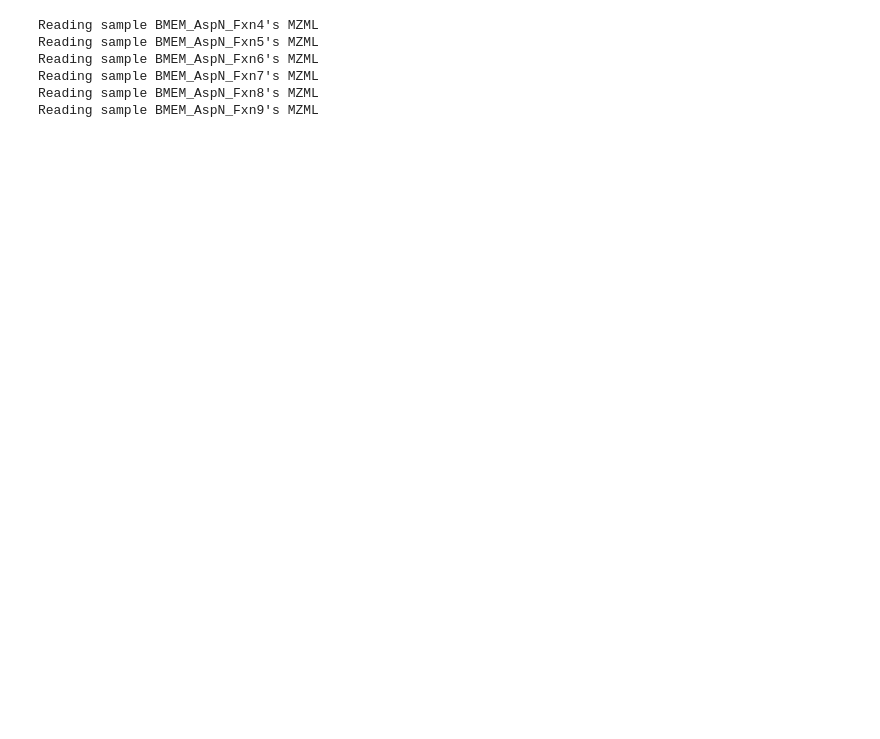
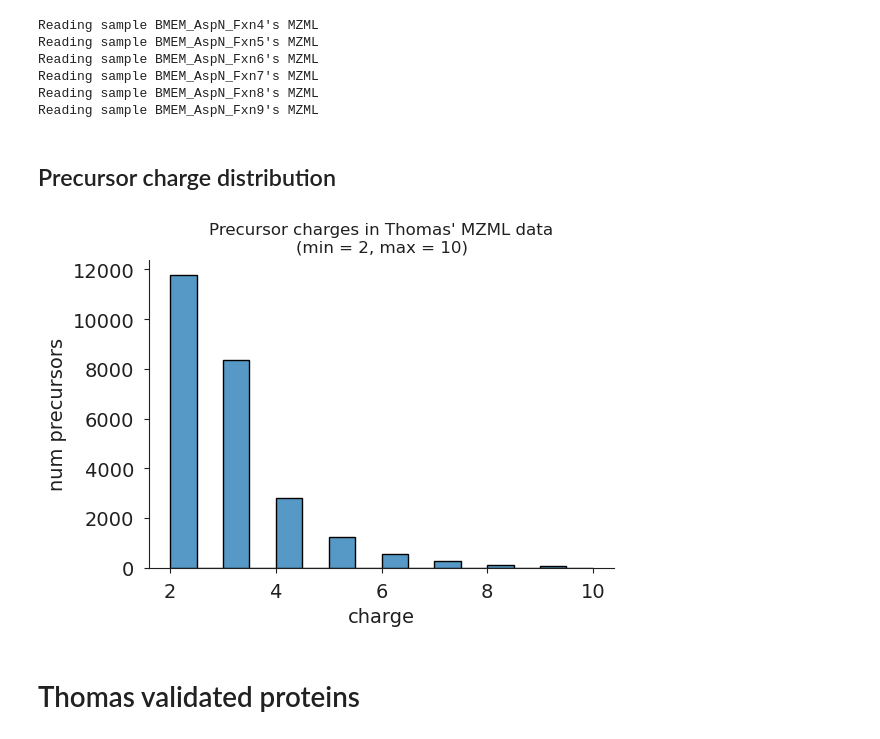
Before and after one commit to ryanlayerlab/hypedsearch, a Jupyter notebook: notebooks/experiment-development.ipynb, the cells around one changed output. Drawn from its saved outputs; the diff is of its cells as text; code cells hidden in the pictures; blank space fills up the shorter version.

```diff
--- a/notebooks/experiment-development.ipynb
+++ b/notebooks/experiment-development.ipynb
@@ -409,3 +501,38 @@ Reading sample BMEM_AspN_Fxn6's MZML
 Reading sample BMEM_AspN_Fxn7's MZML
 Reading sample BMEM_AspN_Fxn8's MZML
 Reading sample BMEM_AspN_Fxn9's MZML
+# %% [markdown]
+## Precursor charge distribution
+# %%
+from src.plot_utils import fig_setup, finalize, set_title_axes_labels
+import seaborn as sns
+import numpy as np
+
+precursor_charges = [spectrum.precursor_charge for spectrum in spectra]
+
+_, axs = fig_setup()
+ax = axs[0]
+_=sns.histplot(
+    precursor_charges,
+    ax=ax,
+    binwidth=0.5,
+    # bins=bins,
+    # kde=True,
+)
+set_title_axes_labels(
+    ax=ax,
+    xlabel="charge",
+    #  "" / (total_num_peaks)",
+    ylabel="num precursors",
+    title=(
+        "Precursor charges in Thomas' MZML data\n"
+        f"(min = {min(precursor_charges)}, max = {max(precursor_charges)})"
+    )
+)
+finalize(axs)
+# ax.legend(loc="upper right", bbox_to_anchor=(1.5, 0.9))
+# plt.tight_layout()
+# %% [output]
+[figure, added]
+# %% [markdown]
+# Thomas validated proteins
```
Also changed, not shown: parts of 13 cells of this notebook, 5 other files.
